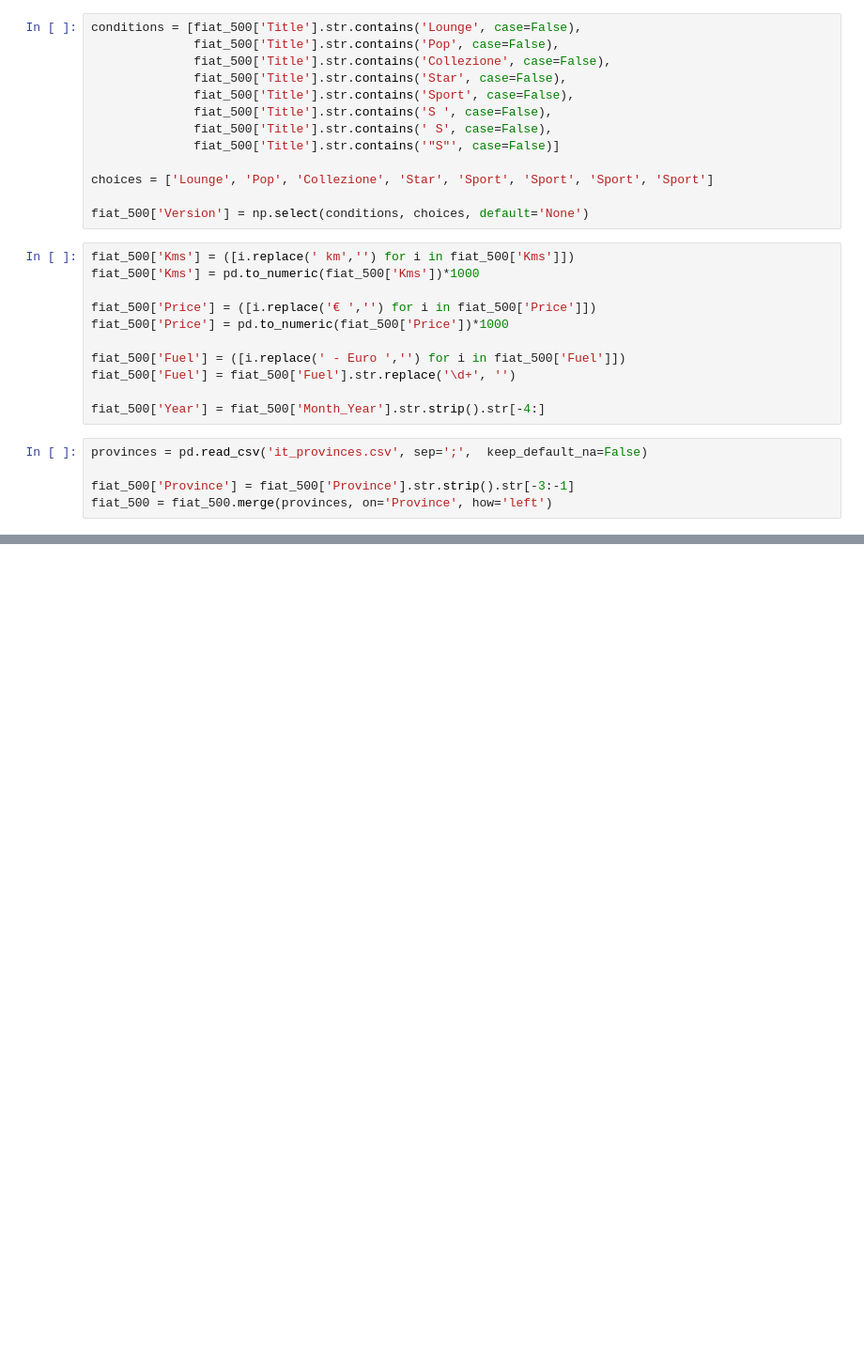
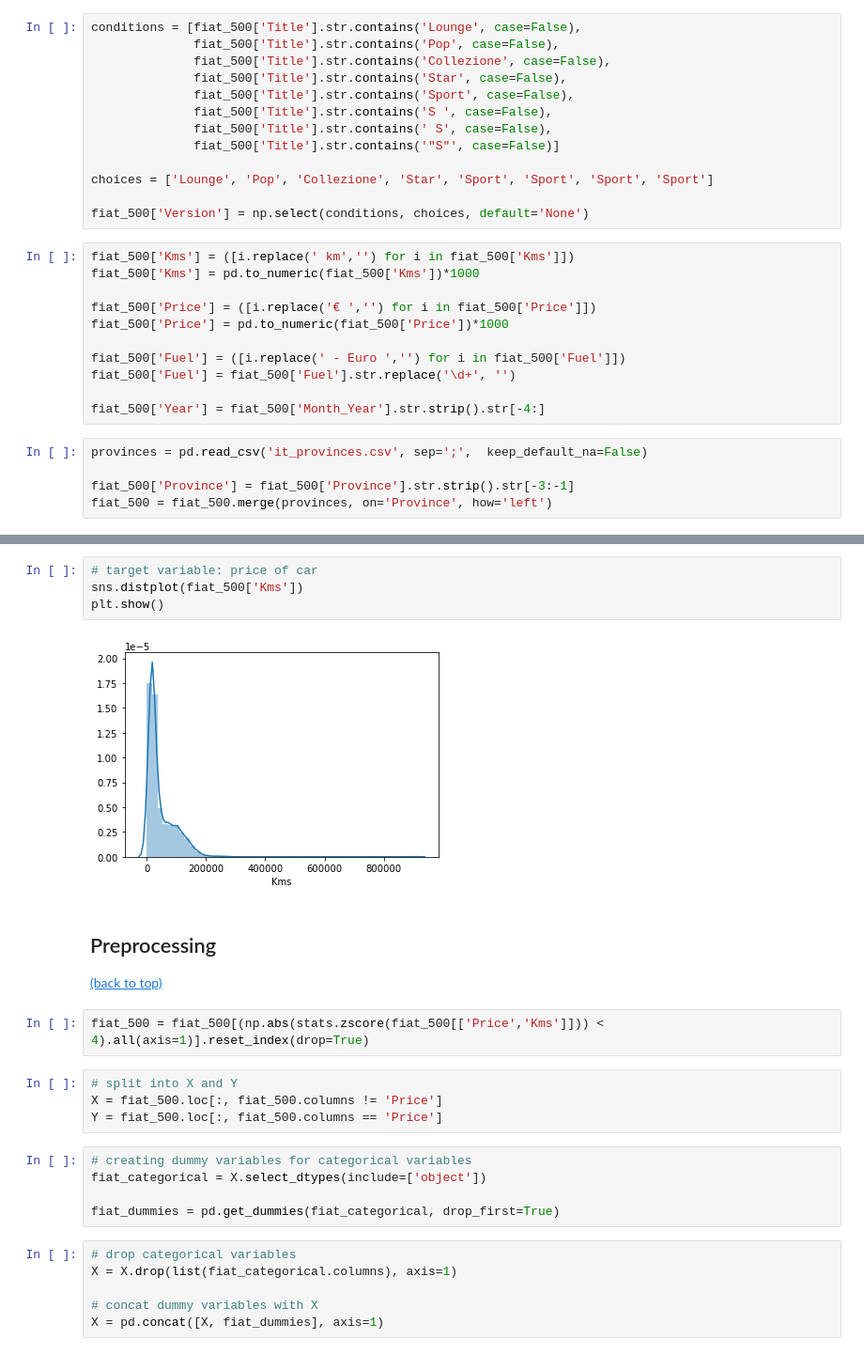
Before and after one commit to Nico-Mori/personal-projects, a Jupyter notebook: Fiat 500/Fiat500.ipynb, the cells around one changed output, grey strips where cells are left out. Shown at 94% size. Drawn from its saved outputs; the diff is of its cells as text; blank space fills up the shorter version.

```diff
--- a/Fiat 500/Fiat500.ipynb
+++ b/Fiat 500/Fiat500.ipynb
@@ -192,0 +198,28 @@ fiat_500.head()
+# %%
+# target variable: price of car
+sns.distplot(fiat_500['Kms'])
+plt.show()
+# %% [output]
+[figure, added]
+# %% [markdown]
+<a id='processing' />
+
+## Preprocessing
+[(back to top)](#content)
+# %%
+fiat_500 = fiat_500[(np.abs(stats.zscore(fiat_500[['Price','Kms']])) < 4).all(axis=1)].reset_index(drop=True)
+# %%
+# split into X and Y
+X = fiat_500.loc[:, fiat_500.columns != 'Price']
+Y = fiat_500.loc[:, fiat_500.columns == 'Price']
+# %%
+# creating dummy variables for categorical variables
+fiat_categorical = X.select_dtypes(include=['object'])
+
+fiat_dummies = pd.get_dummies(fiat_categorical, drop_first=True)
+# %%
+# drop categorical variables
+X = X.drop(list(fiat_categorical.columns), axis=1)
+
+# concat dummy variables with X
+X = pd.concat([X, fiat_dummies], axis=1)
```
Also changed, not shown: parts of 13 cells of this notebook, 1 other file.
